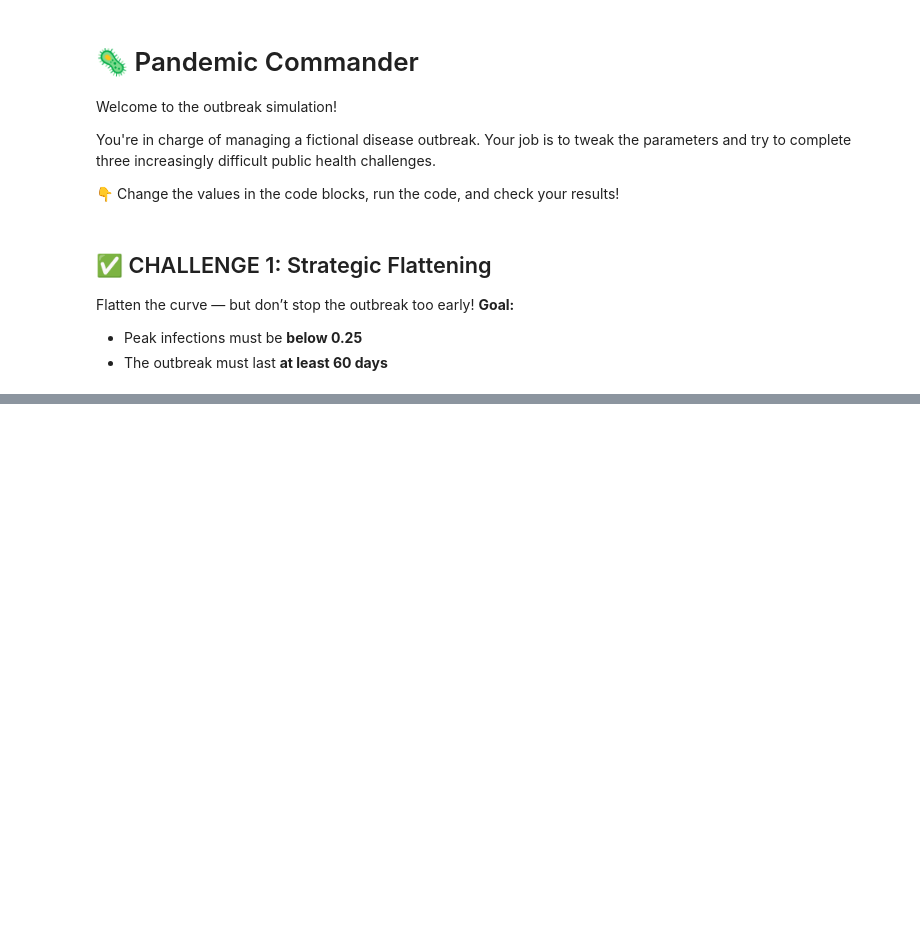
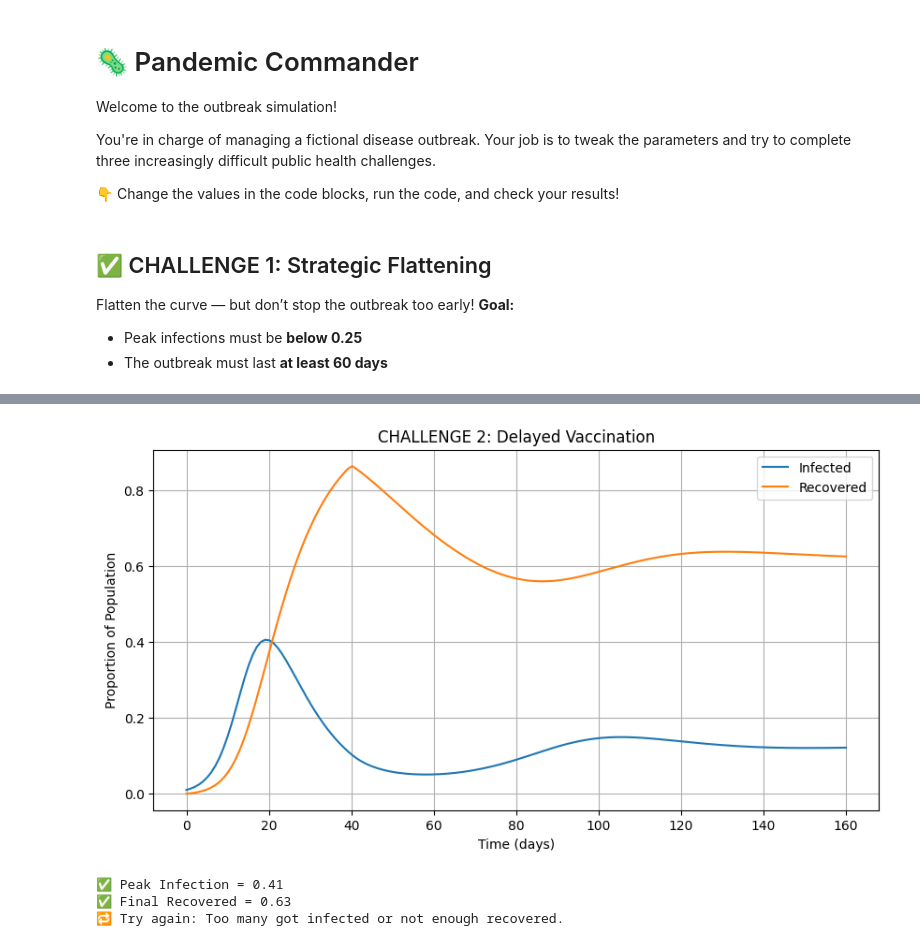
Before and after one commit to belindalombard/CSSummerSchool, a Jupyter notebook: pandemic_commander_final.ipynb, the cells around one changed output, grey strips where cells are left out. Cells and saved outputs as stored; diff of their text form; code cells hidden in the pictures; blank space fills up the shorter version.

```diff
--- a/pandemic_commander_final.ipynb
+++ b/pandemic_commander_final.ipynb
@@ -57,0 +72,53 @@ else:
+# %%
+
+
+### YOU CAN CHANGE THE CODE FROM HERE  ###
+def delayed_vaccine_model(y, t, beta, gamma, vaccination_rate):
+    S, I, R = y
+    vac = vaccination_rate if t > 40 else 0  # No vaccination before day 40
+    dSdt = -beta * S * I + vac * R
+    dIdt = beta * S * I - gamma * I
+    dRdt = gamma * I - vac * R
+    return [dSdt, dIdt, dRdt]
+### TO HERE ###
+
+# 🔧 Tweak these parameters
+beta = 0.4
+gamma = 0.1
+vaccination_rate = 0.02
+
+# Initial conditions
+S0, I0, R0 = 0.99, 0.01, 0.0
+y0 = [S0, I0, R0]
+t = np.linspace(0, 160, 160)
+
+# Solve
+from scipy.integrate import odeint
+solution = odeint(delayed_vaccine_model, y0, t, args=(beta, gamma, vaccination_rate))
+S, I, R = solution.T
+
+# Plot
+plt.figure(figsize=(10, 5))
+plt.plot(t, I, label='Infected')
+plt.plot(t, R, label='Recovered')
+plt.title('CHALLENGE 2: Delayed Vaccination')
+plt.xlabel('Time (days)')
+plt.ylabel('Proportion of Population')
+plt.grid(True)
+plt.legend()
+plt.show()
+
+# Evaluate results
+peak = max(I)
+final_R = R[-1]
+print(f'✅ Peak Infection = {peak:.2f}')
+print(f'✅ Final Recovered = {final_R:.2f}')
+if peak <= 0.4 and final_R >= 0.7:
+    print("🎉 SUCCESS: You achieved delayed herd immunity!")
+else:
+    print("🔁 Try again: Too many got infected or not enough recovered.")
+# %% [output]
+[figure, added]
+✅ Peak Infection = 0.41
+✅ Final Recovered = 0.63
+🔁 Try again: Too many got infected or not enough recovered.
```
Also changed, not shown: parts of 6 cells of this notebook.
